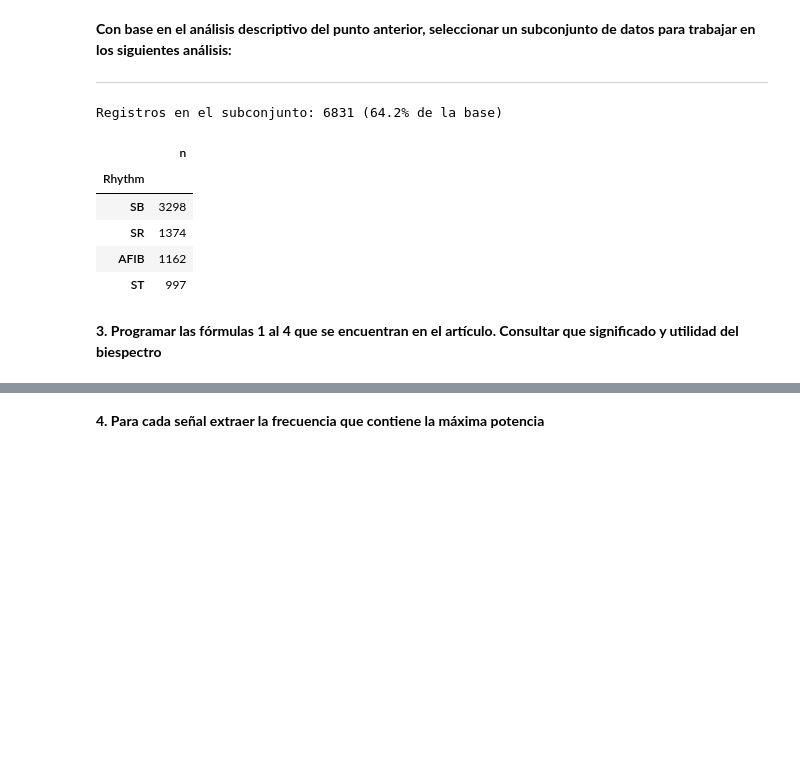
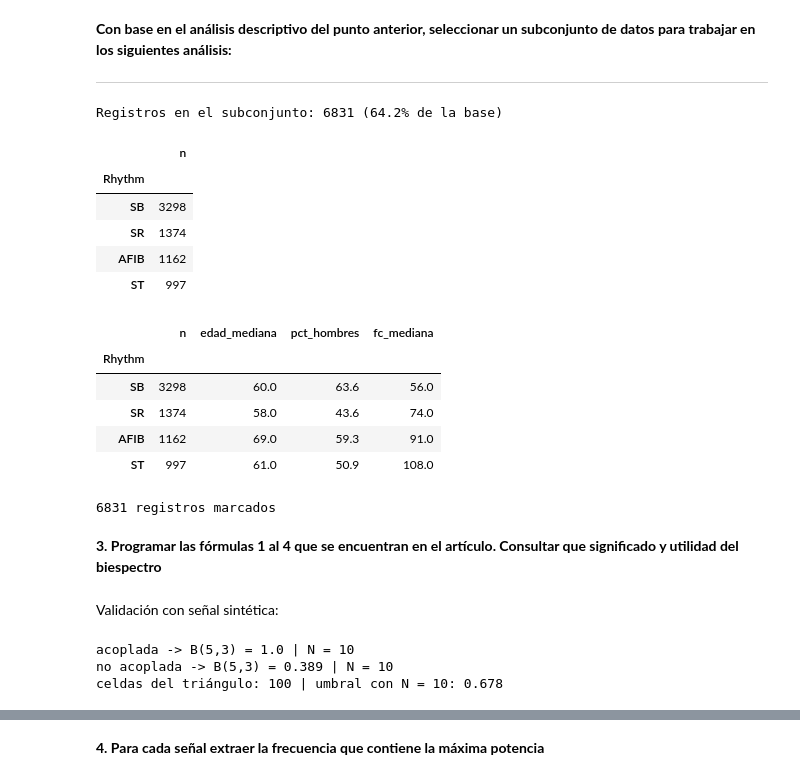
Before and after one commit to valentinamoralese/Biose-ales-Valentina-Morales-Paula-Garcia, a Jupyter notebook: Proyecto1_Valentina_Paula.ipynb, the cells around one changed output, grey strips where cells are left out. Drawn from its saved outputs; the diff is of its cells as text; code cells hidden in the pictures; blank space fills up the shorter version.

```diff
--- a/Proyecto1_Valentina_Paula.ipynb
+++ b/Proyecto1_Valentina_Paula.ipynb
@@ -414,21 +414,42 @@ A partir de la base de datos se proponen los siguientes análisis:
 
 
 ---
-# %%
-# Subconjunto de trabajo: SB, SR, AFIB y ST entre 40 y 79 años
-ritmos_sel = ["SB", "SR", "AFIB", "ST"]
-df_sel = df[df["Rhythm"].isin(ritmos_sel) & df["PatientAge"].between(40, 79)].copy()
-
-print("Registros en el subconjunto:", len(df_sel), f"({100 * len(df_sel) / len(df):.1f}% de la base)")
-display(df_sel["Rhythm"].value_counts().to_frame("n"))
-# %% [output]
-Registros en el subconjunto: 6831 (64.2% de la base)
-|  | n |
-| Rhythm |  |
-| SB | 3298 |
-| SR | 1374 |
-| AFIB | 1162 |
-| ST | 997 |
+# %%
+# Subconjunto de trabajo: SB, SR, AFIB y ST entre 40 y 79 años
+ritmos_sel = ["SB", "SR", "AFIB", "ST"]
+df_sel = df[df["Rhythm"].isin(ritmos_sel) & df["PatientAge"].between(40, 79)].copy()
+
+print("Registros en el subconjunto:", len(df_sel), f"({100 * len(df_sel) / len(df):.1f}% de la base)")
+display(df_sel["Rhythm"].value_counts().to_frame("n"))
+
+# Resumen del subconjunto por ritmo
+resumen = (df_sel.groupby("Rhythm")
+           .agg(n=("FileName", "count"),
+                edad_mediana=("PatientAge", "median"),
+                pct_hombres=("Gender", lambda g: 100 * (g == "MALE").mean()),
+                fc_mediana=("VentricularRate", "median"))
+           .loc[ritmos_sel].round(1))
+display(resumen)
+
+# Guardar el subconjunto y marcar los registros en la tabla completa
+df_sel.to_csv("subconjunto_2_8.csv", index=False)
+df["en_subconjunto"] = df["FileName"].isin(df_sel["FileName"])
+print(df["en_subconjunto"].sum(), "registros marcados")   # debe dar 6831
+# %% [output]
+Registros en el subconjunto: 6831 (64.2% de la base)
+|  | n |
+| Rhythm |  |
+| SB | 3298 |
+| SR | 1374 |
+| AFIB | 1162 |
+| ST | 997 |
+|  | n | edad_mediana | pct_hombres | fc_mediana |
+| Rhythm |  |  |  |  |
+| SB | 3298 | 60.0 | 63.6 | 56.0 |
+| SR | 1374 | 58.0 | 43.6 | 74.0 |
+| AFIB | 1162 | 69.0 | 59.3 | 91.0 |
+| ST | 997 | 61.0 | 50.9 | 108.0 |
+6831 registros marcados
 # %% [markdown]
 **3. Programar las fórmulas 1 al 4 que se encuentran en el artículo. Consultar que significado y utilidad del biespectro**
 # %%
@@ -483 +520,27 @@ def bicoherencia(x, fs, L, fmax=20):
+# %% [markdown]
+Validación con señal sintética:
+# %%
+rng = np.random.default_rng(0)
+t = np.arange(L) / FS
+
+def senal_prueba(acoplada, nseg=10):
+    seg = []
+    for _ in range(nseg):
+        p1, p2, p3 = rng.uniform(0, 2 * np.pi, 3)
+        fase3 = p1 + p2 if acoplada else p3
+        seg.append(np.cos(2*np.pi*5*t + p1) + np.cos(2*np.pi*3*t + p2)
+                   + np.cos(2*np.pi*8*t + fase3) + 0.1 * rng.standard_normal(L))
+    return np.concatenate(seg)
+
+for acoplada in (True, False):
+    f, B, N = bicoherencia(senal_prueba(acoplada))
+    i, j = np.argmin(abs(f - 5)), np.argmin(abs(f - 3))
+    print("acoplada" if acoplada else "no acoplada", "-> B(5,3) =", round(B[i, j], 3), "| N =", N)
+
+print("celdas del triángulo:", int(mascara_triangular(f).sum()),
+      "| umbral con N = 10:", round(umbral_bicoherencia(10), 3))
+# %% [output]
+acoplada -> B(5,3) = 1.0 | N = 10
+no acoplada -> B(5,3) = 0.389 | N = 10
+celdas del triángulo: 100 | umbral con N = 10: 0.678
 # %% [markdown]
```
Also changed, not shown: parts of 8 cells of this notebook.
